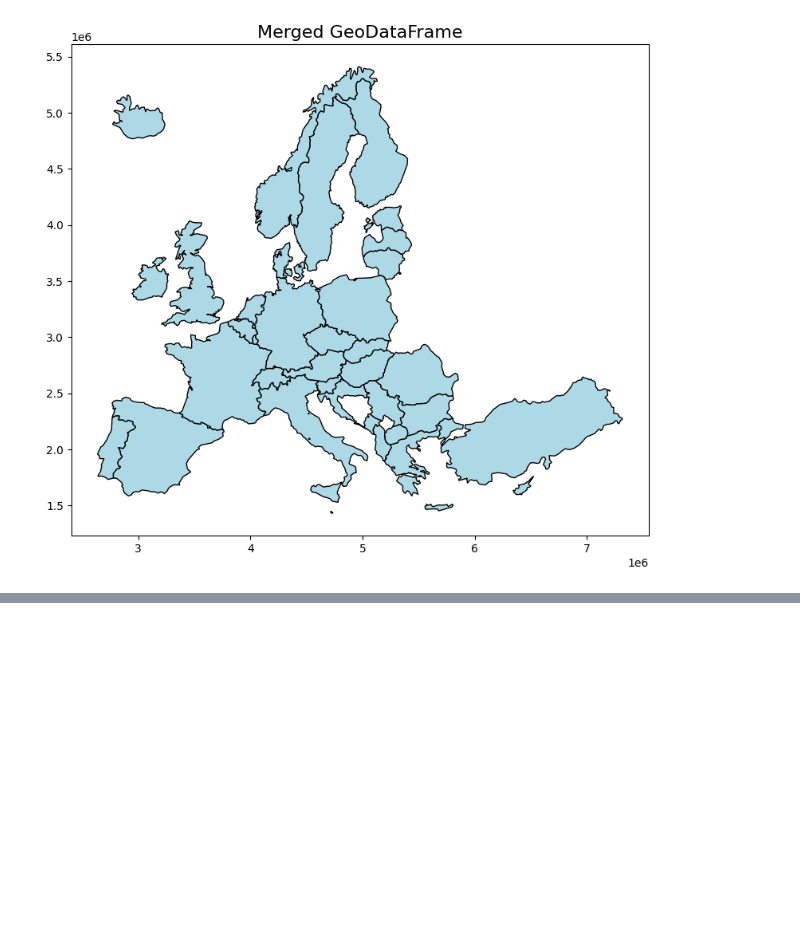
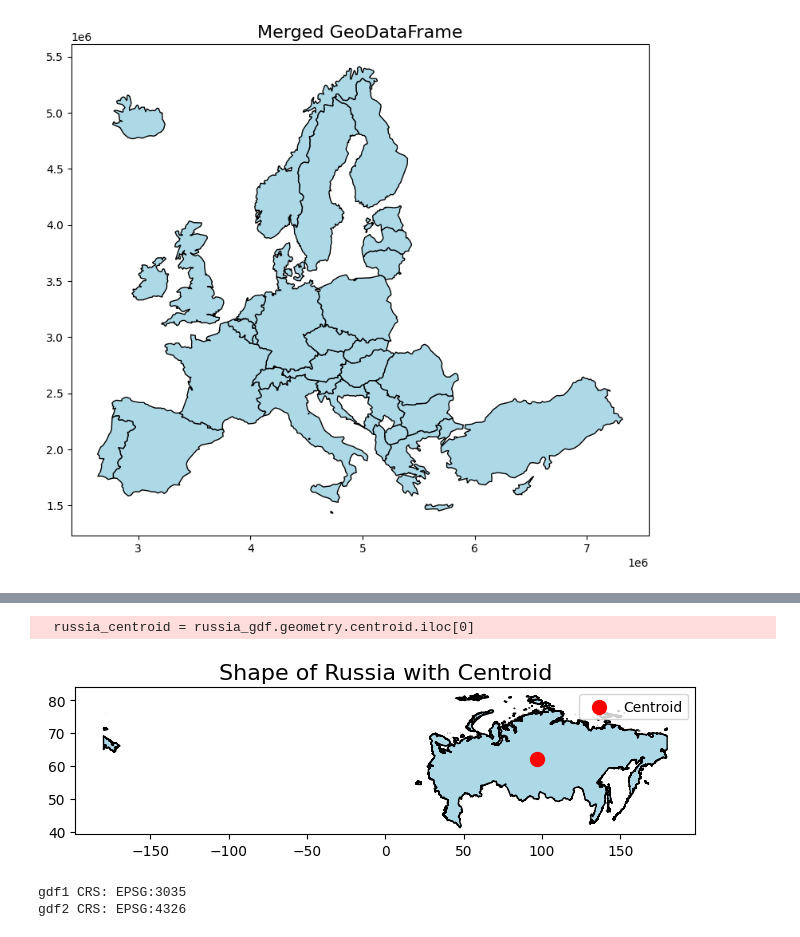
Before and after one commit to CSEI-EU/gas_infrastructure_model, a Jupyter notebook: 00_code_base/05_test_files/Get_Centroids_and_Distances.ipynb, the cells around one changed output, grey strips where cells are left out. Saved outputs shown, nothing was run; the diff lists cells and outputs as text; code cells hidden in the pictures; blank space fills up the shorter version.

```diff
--- a/00_code_base/05_test_files/Get_Centroids_and_Distances.ipynb
+++ b/00_code_base/05_test_files/Get_Centroids_and_Distances.ipynb
@@ -467,0 +494,20 @@ merged_countries_gdf
+# %%
+# Filter the GeoDataFrame to get only Russia
+russia_gdf = merged_countries_gdf[merged_countries_gdf['NUTS_ID'] == 'RU']
+
+# Ensure the GeoDataFrame is in EPSG:4326 (WGS84)
+russia_gdf = russia_gdf.to_crs(epsg=4326)
+
+# Calculate the centroid of France
+russia_centroid = russia_gdf.geometry.centroid.iloc[0]
+
+# Plot the shape of France and its centroid
+fig, ax = plt.subplots(1, 1, figsize=(8, 8))
+russia_gdf.plot(ax=ax, color='lightblue', edgecolor='black')
+ax.scatter(russia_centroid.x, russia_centroid.y, color='red', marker='o', s=100, label='Centroid')
+ax.set_title("Shape of Russia with Centroid", fontsize=16)
+ax.legend()
+plt.show()
+# %% [output]
+  russia_centroid = russia_gdf.geometry.centroid.iloc[0]
+[figure, added]
@@ -467,0 +520,7 @@ merged_countries_gdf
+# %%
+# Check CRS of both GeoDataFrames
+print("gdf1 CRS:", filtered_gdf.crs)
+print("gdf2 CRS:", merged_countries_gdf.crs)
+# %% [output]
+gdf1 CRS: EPSG:3035
+gdf2 CRS: EPSG:4326
```
Also changed, not shown: parts of 7 cells of this notebook.
